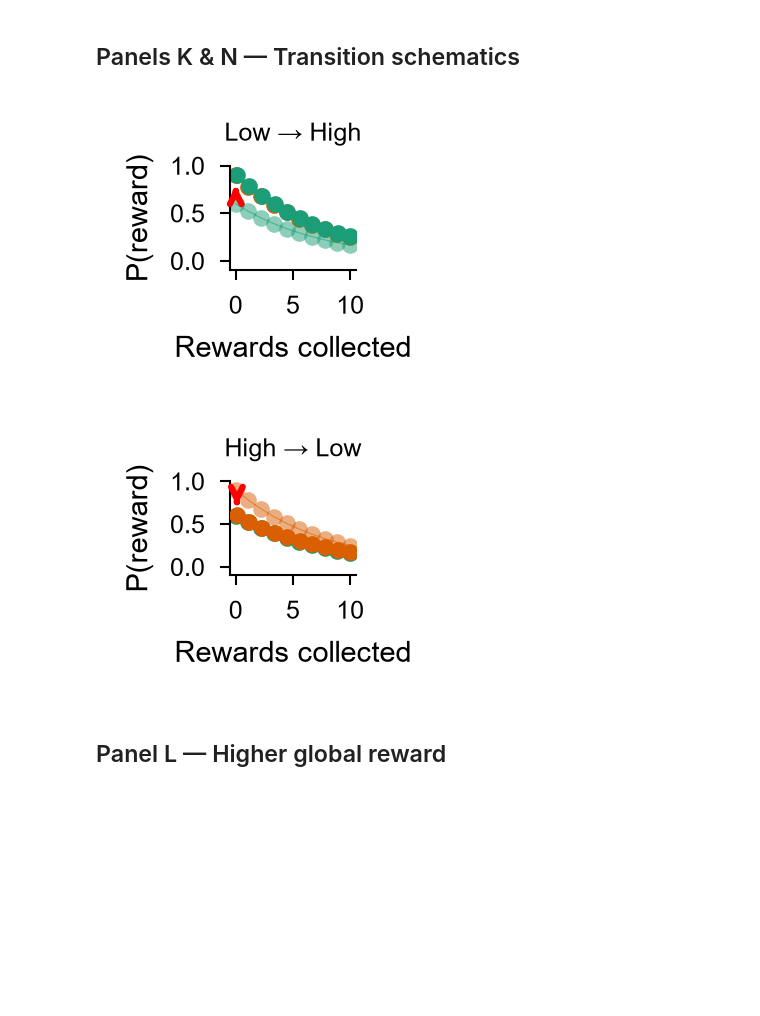
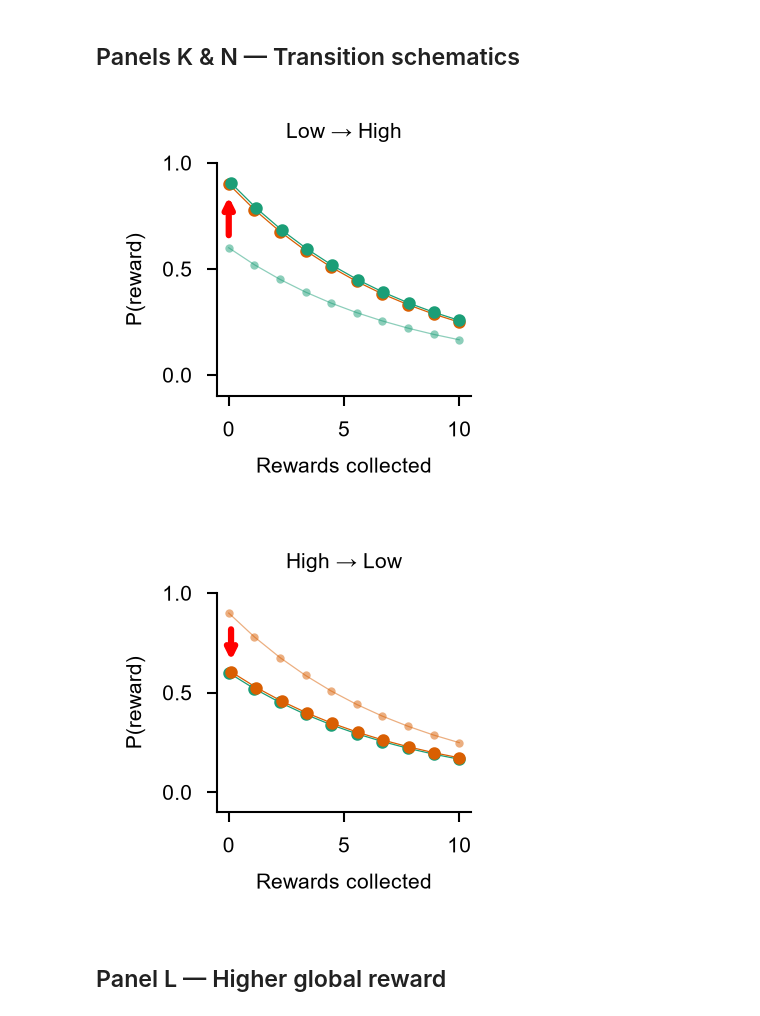
Before and after one commit to lauradriscoll/cosyne2026_adaptive_behavior, a Jupyter notebook: figures/fig2/make_panels_fig2.ipynb, the cells around one changed output. Saved outputs shown, nothing was run; the diff lists cells and outputs as text; code cells hidden in the pictures; blank space fills up the shorter version.

```diff
--- a/figures/fig2/make_panels_fig2.ipynb
+++ b/figures/fig2/make_panels_fig2.ipynb
@@ -204,10 +201,10 @@ def plot_mvt_schematic(travel_time=2.0):
     ax1.set_yticks([])
     ax1.set_ylabel("Cumulative \n resource intake")
     plt.tight_layout()
-    return fig, ax
+    return fig, ax1
 
 apply_style()
-fig, ax = plot_mvt_schematic(travel_time=2.0)
+fig, ax1 = plot_mvt_schematic(travel_time=2.0)
 plt.show()
 save_panel(fig, PANELS_DIR / "fig2_A.pdf")
 # %% [output]
@@ -342,7 +440,7 @@ def plot_travel_cost(
     labels_dict = {
         'data_collection': 'Data collection',
         'control': 'None',
-        'friction_low': 'Low', 'friction_med': 'Medium', 'friction_high': 'High',
+        'friction_low': 'Low', 'friction_med': 'Med.', 'friction_high': 'High',
         'distance_short': 'Dis. short', 'distance_long': 'Dis. long',
         'distance_extra_short': 'Ext. short', 'distance_extra_long': 'Ext. long',
         'odor_60': 'Low', 'odor_90': 'High',
@@ -440,8 +538,8 @@ def plot_travel_cost(
             ax.errorbar(
                 x_map[exp], subset.mean(), yerr=subset.std(),
                 fmt='o', color=c,
-                capsize=0, capthick=0, elinewidth=1,
-                markersize=5, zorder=10,
+                capsize=0, capthick=0, elinewidth=0.5,
+                markersize=2, zorder=10,
             )
         ax.axhline(0, color='black', linestyle='--', alpha=1, linewidth=1)
         ax.set_xticks(list(x_map.values()), labels_plot)
@@ -509,6 +607,8 @@ fig, ax = plot_travel_cost(
     plot_style="dots",
     per_mouse=False,
 )
+
+ax.set_ylabel("")
 plt.show()
 save_panel(fig, PANELS_DIR / "fig2_I.pdf")
 print("Saved fig2_I.pdf")
@@ -669,41 +769,41 @@ def style_transition_ax(ax, title):
     ax.yaxis.set_major_locator(FixedLocator([0, 0.5, 1]))
     ax.xaxis.set_major_locator(FixedLocator(np.arange(0, max_x + 1, 5)))
     ax.set_title(title, fontsize=5)
     sns.despine(ax=ax)
 
 
 # Panel K: Low -> High transition
 fig, ax = panel_fig("fig2_K")
 a = 0.9
-ax.plot(x, a * b ** (-c * x), color=color1, marker=marker, markersize=3)
+ax.plot(x, a * b ** (-c * x), color=color1, marker=marker, markersize=2)
 a = 0.6
-ax.plot(x, a * b ** (-c * x), color=color2, marker=marker, alpha=0.5, markersize=4, markeredgewidth=0)
+ax.plot(x, a * b ** (-c * x), color=color2, marker=marker, alpha=0.5, markersize=2, markeredgewidth=0)
 a = 0.9
-ax.plot(x_s, a * b ** (-c * (x_s - x_shift)) + y_shift, color=color2, marker=marker, alpha=1, markersize=3)
+ax.plot(x_s, a * b ** (-c * (x_s - x_shift)) + y_shift, color=color2, marker=marker, alpha=1, markersize=2)
 ax.annotate("", xy=(0, 0.88), xytext=(0, 0.62),
             arrowprops=dict(arrowstyle="->", color="red", lw=1.5))
 style_transition_ax(ax, "Low → High")
 plt.tight_layout()
 plt.show()
 save_panel(fig, PANELS_DIR / "fig2_K.pdf")
 
 # Panel N: High -> Low transition
 fig, ax = panel_fig("fig2_N")
 a = 0.6
-ax.plot(x_s, a * b ** (-c * (x_s - x_shift)) + y_shift, color=color1, marker=marker, markersize=3, zorder=10)
+ax.plot(x_s, a * b ** (-c * (x_s - x_shift)) + y_shift, color=color1, marker=marker, markersize=2, zorder=10)
 a = 0.6
-ax.plot(x, a * b ** (-c * x), color=color2, marker=marker, markersize=3)
+ax.plot(x, a * b ** (-c * x), color=color2, marker=marker, markersize=2)
 a = 0.9
-ax.plot(x, a * b ** (-c * x), color=color1, marker=marker, alpha=0.5, markersize=4, markeredgewidth=0)
+ax.plot(x, a * b ** (-c * x), color=color1, marker=marker, alpha=0.5, markersize=2, markeredgewidth=0)
 ax.annotate("", xy=(0.1, 0.86), xytext=(0.1, 0.62),
             arrowprops=dict(arrowstyle="<-", color="red", lw=1.5))
 style_transition_ax(ax, "High → Low")
 plt.tight_layout()
 plt.show()
 save_panel(fig, PANELS_DIR / "fig2_N.pdf")
 # %% [output]
-[figure, old version]
+[figure, new version]
-[figure, old version]
+[figure, new version]
 # %% [markdown]
 ## Panel L — Higher global reward
 # %%
```
Also changed, not shown: parts of 10 cells of this notebook, 14 other files.
